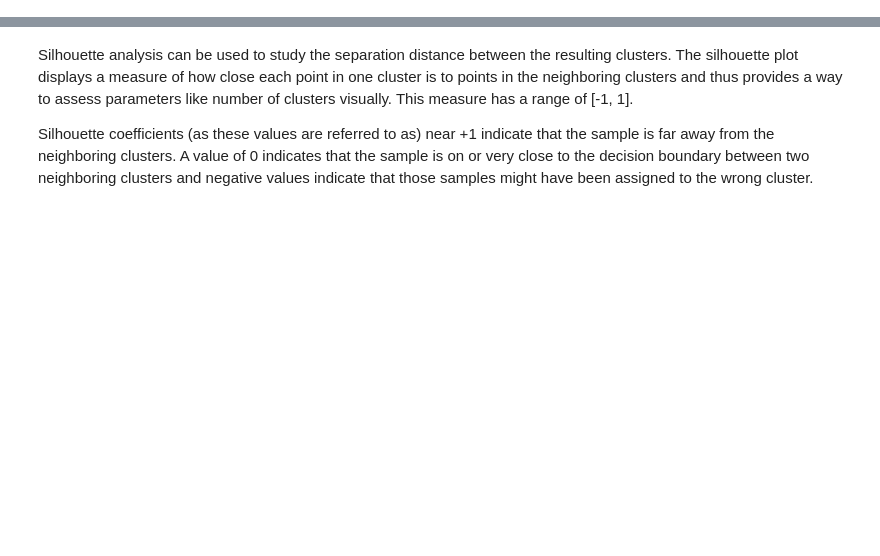
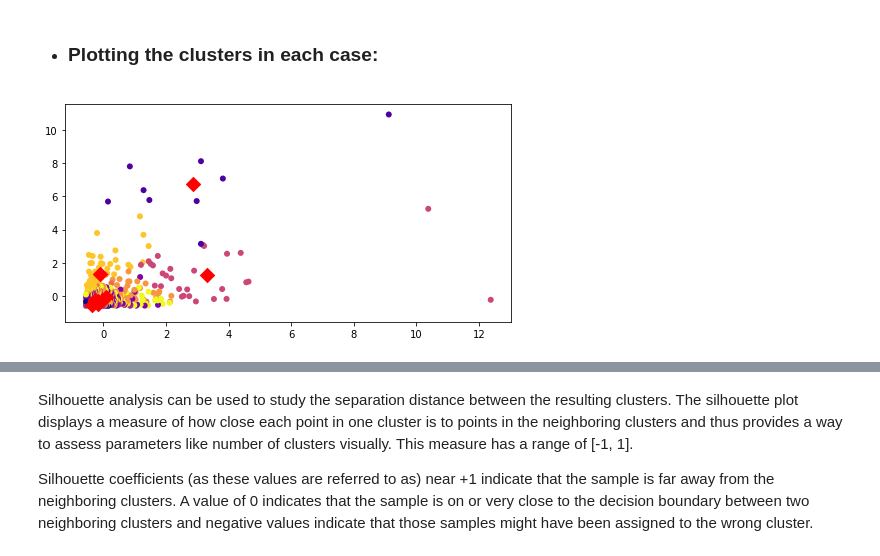
Before and after one commit to rfisla/FINAL-PROJECT-OF-KSCHOOL-MASTER, a Jupyter notebook: K-Means Algorithm.ipynb, the cells around one changed output, grey strips where cells are left out. Saved outputs shown, nothing was run; the diff lists cells and outputs as text; code cells hidden in the pictures; blank space fills up the shorter version.

```diff
--- a/K-Means Algorithm.ipynb
+++ b/K-Means Algorithm.ipynb
@@ -145,0 +215,3 @@ plot_clustering(groupby_domains_clustering_scaled, clusters_sk, centroids_sk)
+# %%
+kmeans_StandardScaler = KMeans(n_clusters=9, init='random', max_iter=400, n_init=5, algorithm='elkan')
+kmeans_StandardScaler.fit(groupby_domains_StandardScaler)
@@ -145,0 +257,22 @@ plot_clustering(groupby_domains_clustering_scaled, clusters_sk, centroids_sk)
+# %% [markdown]
+- ### Plotting the clusters in each case:
+# %%
+def plot_clustering(data, clusters, centroids = []):
+
+    K_ = len(set(clusters))
+
+    plt.figure(figsize=(8,4))
+    plt.scatter(data[:,0], data[:,1],
+                c=clusters, cmap="plasma", linewidths=0)
+
+    if centroids != []:
+        for k in range(K_):
+            plt.scatter(centroids[k,0], centroids[k, 1], s=100, marker='D', color='red')
+
+    plt.show()
+# %%
+centroids_sk = kmeans_StandardScaler.cluster_centers_
+clusters_sk = kmeans_StandardScaler.predict(groupby_domains_StandardScaler)
+plot_clustering(groupby_domains_StandardScaler, clusters_sk, centroids_sk)
+# %% [output]
+[figure, added]
```
Also changed, not shown: parts of 108 cells of this notebook.
